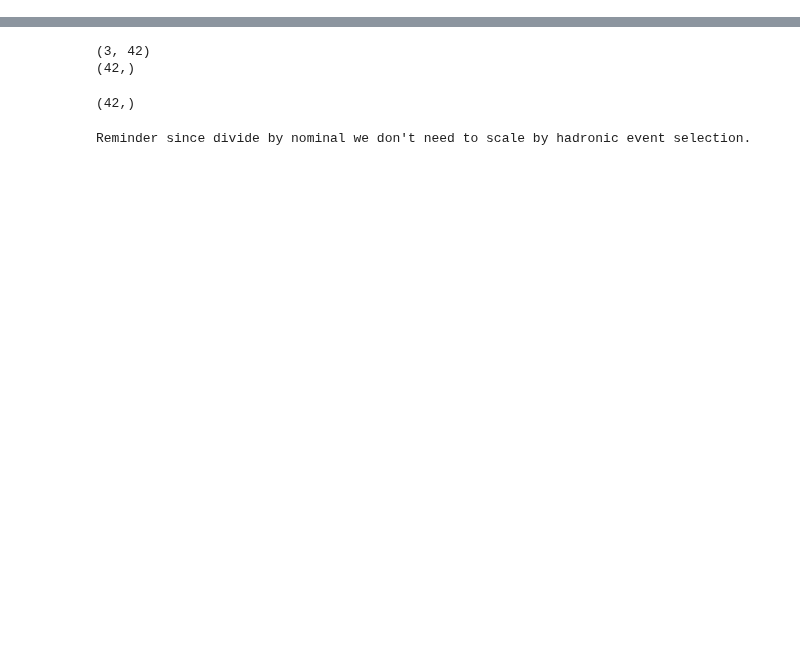
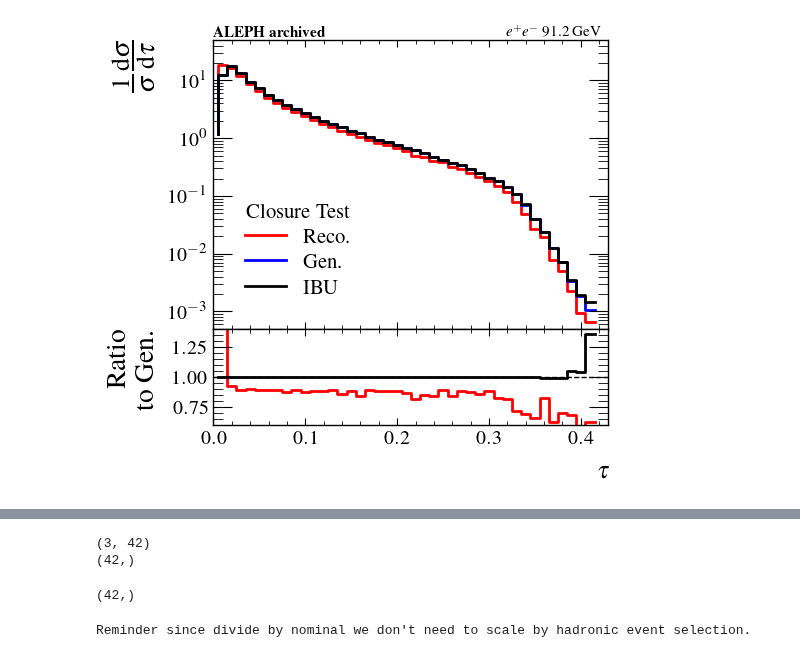
Before and after one commit to badeaa3/unfold-ee-logtau, a Jupyter notebook: Plotting/PlotIBU.ipynb, the cells around one changed output, grey strips where cells are left out. Saved outputs shown, nothing was run; the diff lists cells and outputs as text; code cells hidden in the pictures; blank space fills up the shorter version.

```diff
--- a/Plotting/PlotIBU.ipynb
+++ b/Plotting/PlotIBU.ipynb
@@ -8,6 +8,13 @@ import numpy as np
 import matplotlib.pyplot as plt
 import mplhep as hep
 hep.style.use("ATLAS")
+# Enable LaTeX text rendering
+plt.rcParams.update({
+    "text.usetex": True,          # use LaTeX for all text
+    "font.family": "serif",       # optional: use serif font
+    "font.size": 12               # default font size
+})
+
 # import pandas as pd
 import math
 import sys
@@ -19,3 +26,4 @@ import itertools
 
 # custom
 import Utils as ut
+aleph = ut.loadALEPH2004Result(hepData = "/home/badea/e+e-/aleph/UnfoldThrustResults/HEPData-ins636645-v1-Table_54.csv")
@@ -86,3 +118,42 @@ ClosureTest nominal (42,)
+# %%
+# closure check
+fig, axs = plt.subplots(
+    2, 1,
+    sharex=True,
+    gridspec_kw={'height_ratios': [3, 1]},  # top panel taller, bottom three equal
+    figsize=[5,5]
+)
+plt.subplots_adjust(hspace=0)
+
+# hists
+axs[0].step(x, w["ClosureTest"]["reco"], label="Reco.", color="red")
+axs[0].step(x, w["ClosureTest"]["gen"], label="Gen.", color="blue")
+axs[0].step(x, w["ClosureTest"]["nominal"], label="IBU", color="black")
+
+# header
+axs[0].text(0, 1.0, r"$\textbf{ALEPH\ archived}$", transform=axs[0].transAxes, ha='left', va='bottom', fontsize=11)
+axs[0].text(0.74, 1.0, r"$e^{+}e^{-}$ 91.2 GeV", transform=axs[0].transAxes, ha='left', va='bottom', fontsize=11)
+
+# labels
+axs[0].set_ylabel(r"$\frac{{1}}{{\sigma}} \frac{{\mathrm{d}\sigma}}{{\mathrm{d}\tau}}$", fontsize=25)
+axs[0].set_yscale("log")
+axs[0].set_ylim(5*10**-4, 5*10**1)
+
+# ratios
+axs[1].step(x, w["ClosureTest"]["reco"]/w["ClosureTest"]["gen"], color="red")
+axs[1].step(x, w["ClosureTest"]["nominal"]/w["ClosureTest"]["gen"], color="black")
+
+axs[1].axhline(y=1, color='black', linestyle='--', alpha=1, lw=1)
+axs[1].set_ylim(0.6, 1.4)
+axs[1].set_xlim(0, 0.43)
+axs[1].set_xlabel(r"$\tau$")
+axs[1].set_ylabel("Ratio\nto Gen.", fontsize=20)
+
+axs[0].legend(ncol=1, fontsize=15, title="Closure Test", title_fontsize=15)
+
+plt.show()
+# %% [output]
+[figure, added]
 # %%
 # experimental systematic
 exp_syst_names = []
```
Also changed, not shown: parts of 9 cells of this notebook, 2 other files.
